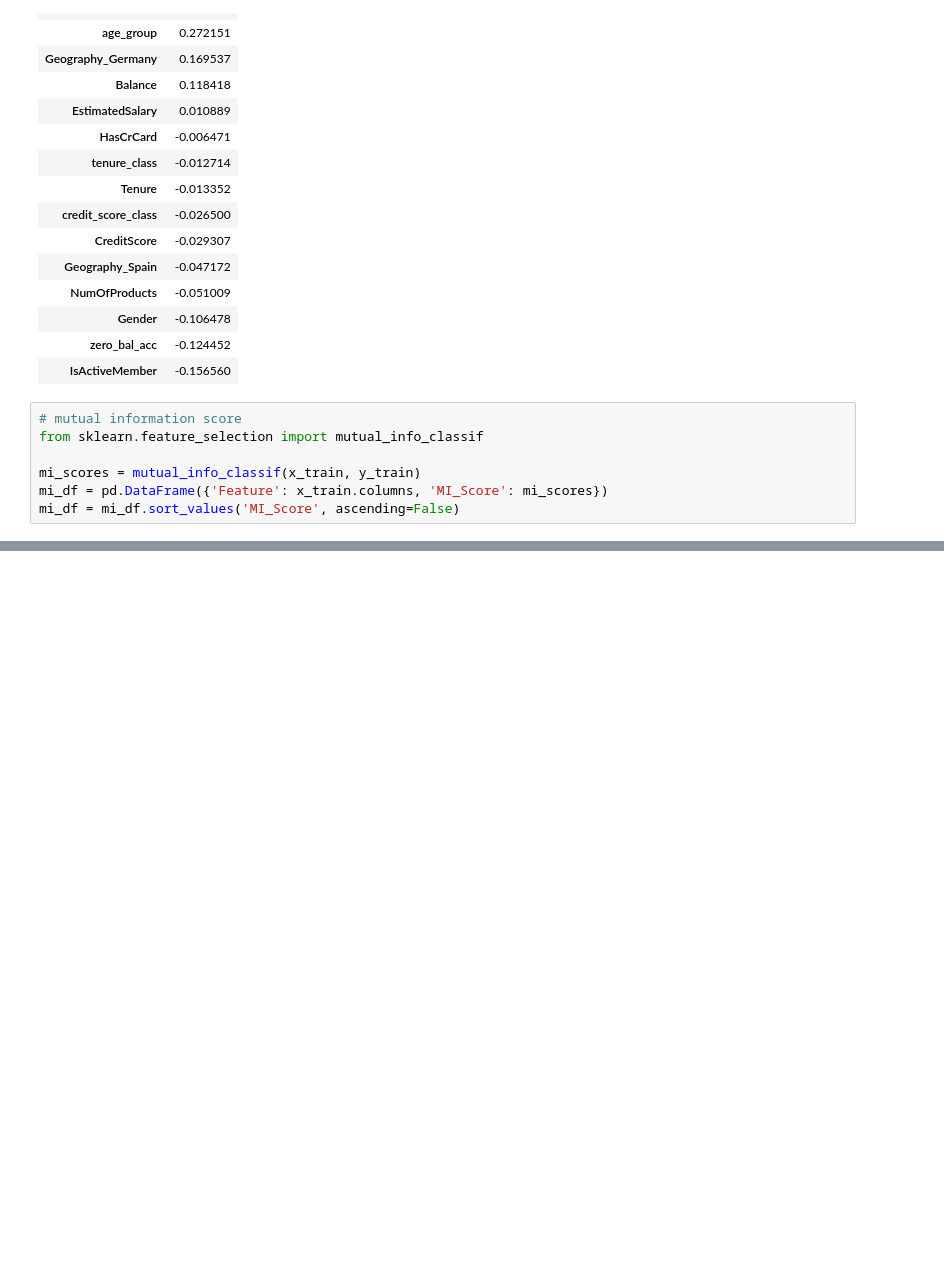
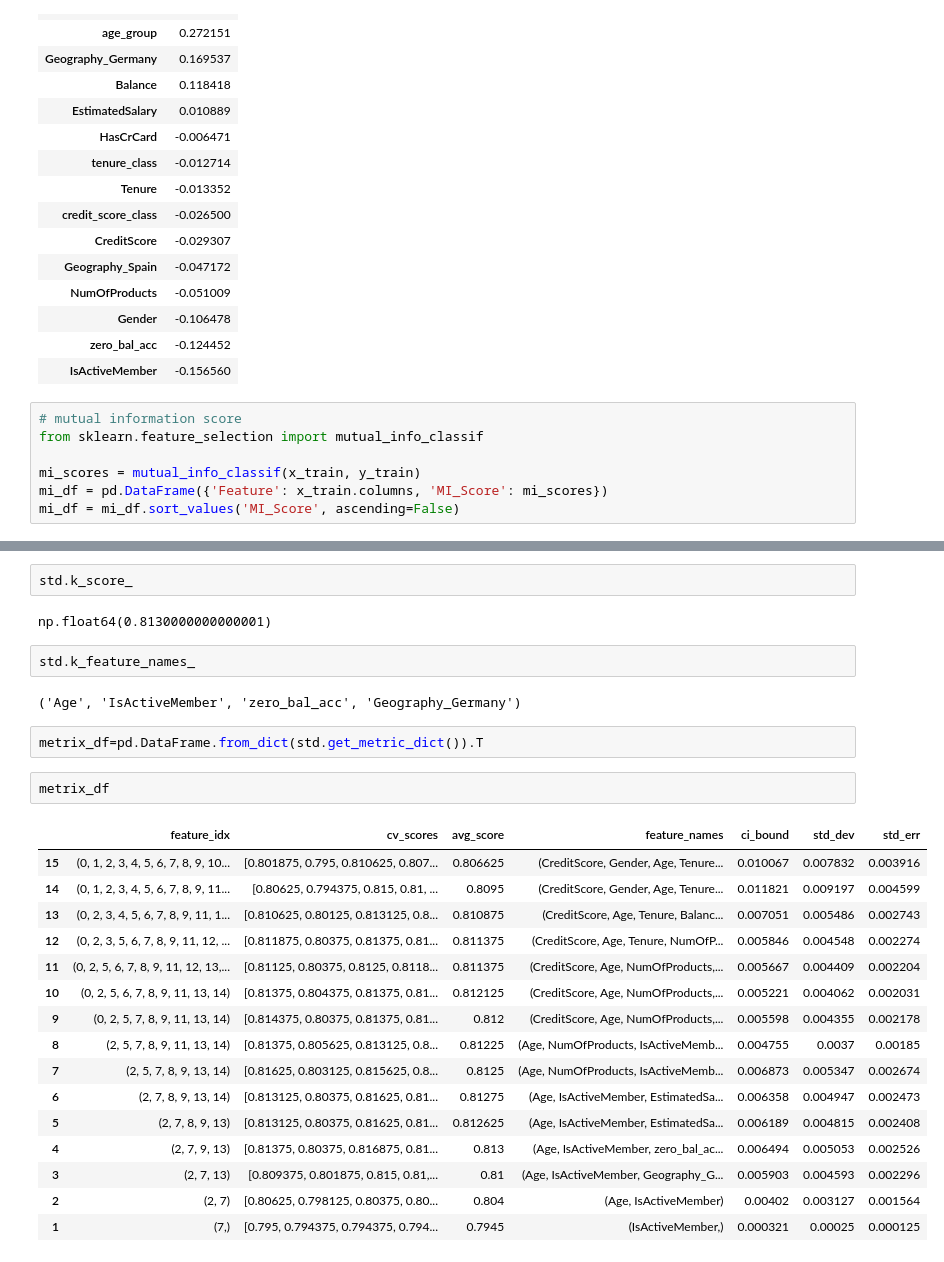
Before and after one commit to karansingh-chauhan/bank-customer-churn-modeling, a Jupyter notebook: notebook/FEATURE_ENG.IPYNB, the cells around one changed output, grey strips where cells are left out. Cells and saved outputs as stored; diff of their text form; blank space fills up the shorter version.

Commit message:
emplemented wrapper method into the data with the help of mlextend

```diff
--- a/notebook/FEATURE_ENG.IPYNB
+++ b/notebook/FEATURE_ENG.IPYNB
@@ -480,0 +505,29 @@ mi_df
+# %%
+std.k_score_
+# %% [output]
+np.float64(0.8130000000000001)
+# %%
+std.k_feature_names_
+# %% [output]
+('Age', 'IsActiveMember', 'zero_bal_acc', 'Geography_Germany')
+# %%
+metrix_df=pd.DataFrame.from_dict(std.get_metric_dict()).T
+# %%
+metrix_df
+# %% [output]
+|  | feature_idx | cv_scores | avg_score | feature_names | ci_bound | std_dev | std_err |
+| 15 | (0, 1, 2, 3, 4, 5, 6, 7, 8, 9, 10... | [0.801875, 0.795, 0.810625, 0.807... | 0.806625 | (CreditScore, Gender, Age, Tenure... | 0.010067 | 0.007832 | 0.003916 |
+| 14 | (0, 1, 2, 3, 4, 5, 6, 7, 8, 9, 11... | [0.80625, 0.794375, 0.815, 0.81, ... | 0.8095 | (CreditScore, Gender, Age, Tenure... | 0.011821 | 0.009197 | 0.004599 |
+| 13 | (0, 2, 3, 4, 5, 6, 7, 8, 9, 11, 1... | [0.810625, 0.80125, 0.813125, 0.8... | 0.810875 | (CreditScore, Age, Tenure, Balanc... | 0.007051 | 0.005486 | 0.002743 |
+| 12 | (0, 2, 3, 5, 6, 7, 8, 9, 11, 12, ... | [0.811875, 0.80375, 0.81375, 0.81... | 0.811375 | (CreditScore, Age, Tenure, NumOfP... | 0.005846 | 0.004548 | 0.002274 |
+| 11 | (0, 2, 5, 6, 7, 8, 9, 11, 12, 13,... | [0.81125, 0.80375, 0.8125, 0.8118... | 0.811375 | (CreditScore, Age, NumOfProducts,... | 0.005667 | 0.004409 | 0.002204 |
+| 10 | (0, 2, 5, 6, 7, 8, 9, 11, 13, 14) | [0.81375, 0.804375, 0.81375, 0.81... | 0.812125 | (CreditScore, Age, NumOfProducts,... | 0.005221 | 0.004062 | 0.002031 |
+| 9 | (0, 2, 5, 7, 8, 9, 11, 13, 14) | [0.814375, 0.80375, 0.81375, 0.81... | 0.812 | (CreditScore, Age, NumOfProducts,... | 0.005598 | 0.004355 | 0.002178 |
+| 8 | (2, 5, 7, 8, 9, 11, 13, 14) | [0.81375, 0.805625, 0.813125, 0.8... | 0.81225 | (Age, NumOfProducts, IsActiveMemb... | 0.004755 | 0.0037 | 0.00185 |
+| 7 | (2, 5, 7, 8, 9, 13, 14) | [0.81625, 0.803125, 0.815625, 0.8... | 0.8125 | (Age, NumOfProducts, IsActiveMemb... | 0.006873 | 0.005347 | 0.002674 |
+| 6 | (2, 7, 8, 9, 13, 14) | [0.813125, 0.80375, 0.81625, 0.81... | 0.81275 | (Age, IsActiveMember, EstimatedSa... | 0.006358 | 0.004947 | 0.002473 |
+| 5 | (2, 7, 8, 9, 13) | [0.813125, 0.80375, 0.81625, 0.81... | 0.812625 | (Age, IsActiveMember, EstimatedSa... | 0.006189 | 0.004815 | 0.002408 |
+| 4 | (2, 7, 9, 13) | [0.81375, 0.80375, 0.816875, 0.81... | 0.813 | (Age, IsActiveMember, zero_bal_ac... | 0.006494 | 0.005053 | 0.002526 |
+| 3 | (2, 7, 13) | [0.809375, 0.801875, 0.815, 0.81,... | 0.81 | (Age, IsActiveMember, Geography_G... | 0.005903 | 0.004593 | 0.002296 |
+| 2 | (2, 7) | [0.80625, 0.798125, 0.80375, 0.80... | 0.804 | (Age, IsActiveMember) | 0.00402 | 0.003127 | 0.001564 |
+| 1 | (7,) | [0.795, 0.794375, 0.794375, 0.794... | 0.7945 | (IsActiveMember,) | 0.000321 | 0.00025 | 0.000125 |
```
Also changed, not shown: parts of 24 cells of this notebook.
